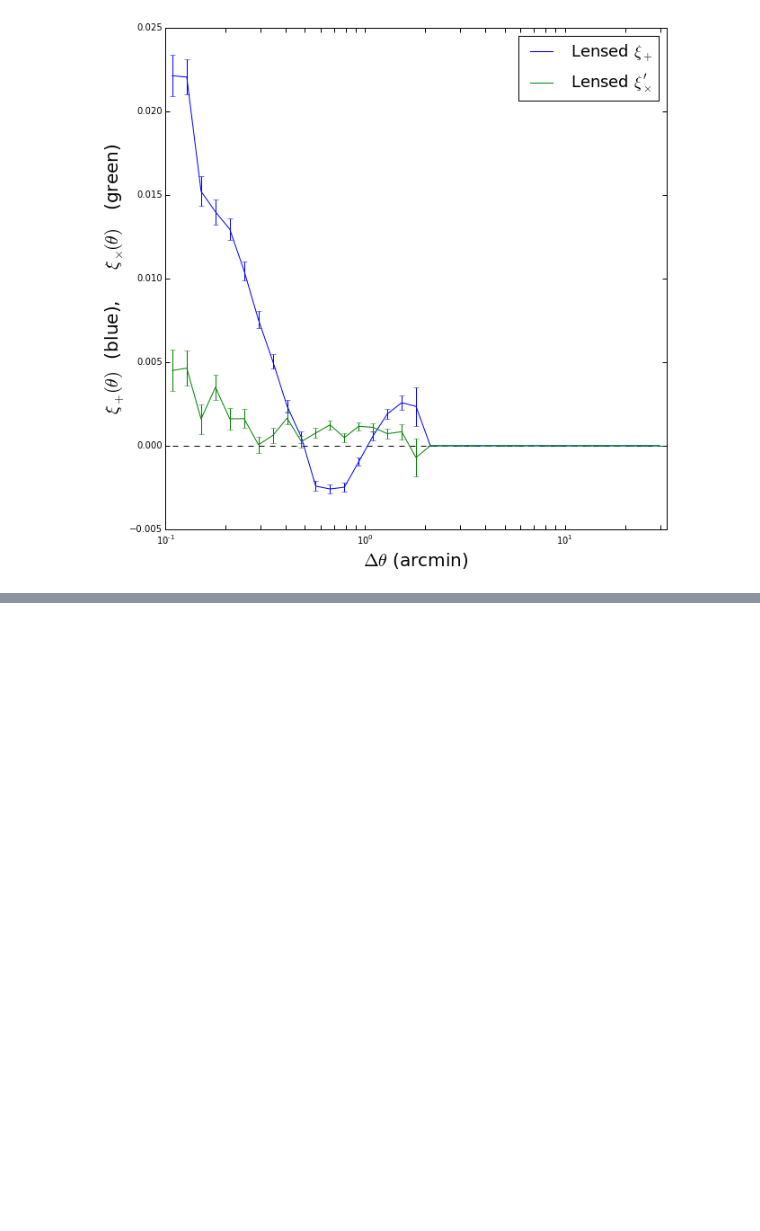
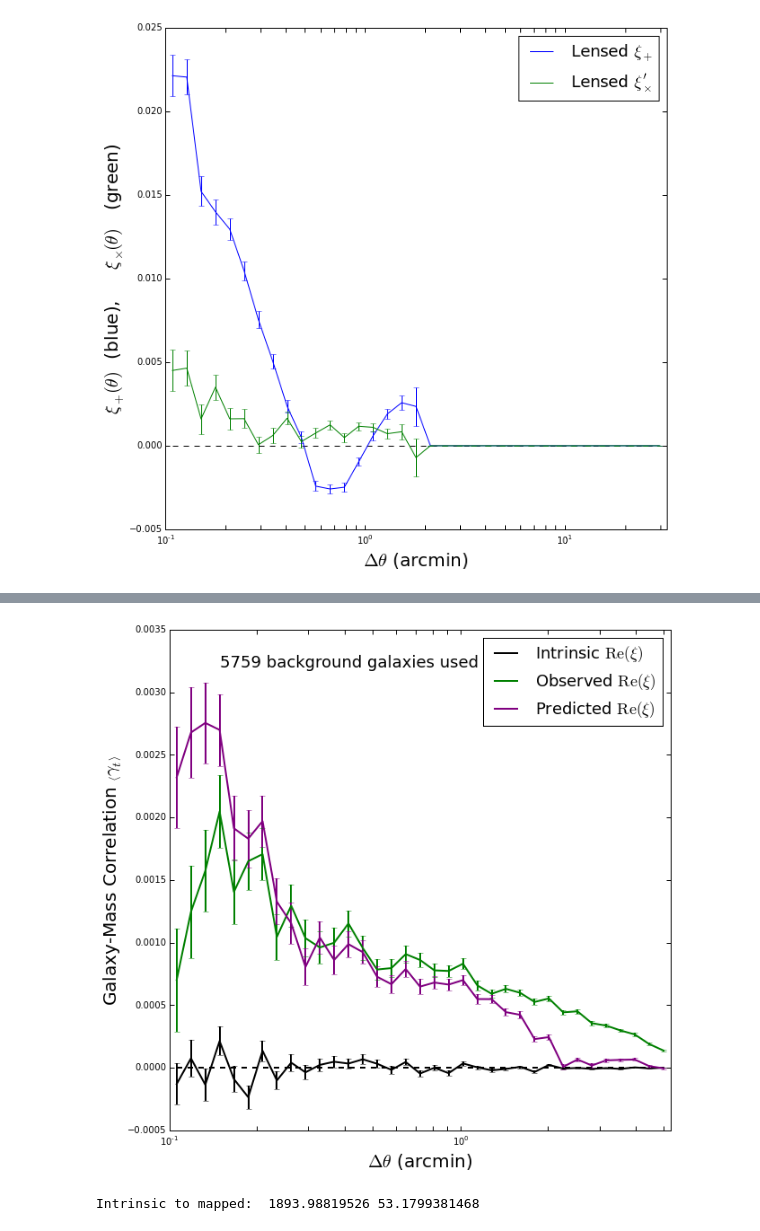
Before and after one commit to drphilmarshall/Pangloss, a Jupyter notebook: demos/CalculatingCorr.ipynb, the cells around one changed output, grey strips where cells are left out. Cells and saved outputs as stored; diff of their text form; code cells hidden in the pictures; blank space fills up the shorter version.

```diff
--- a/demos/CalculatingCorr.ipynb
+++ b/demos/CalculatingCorr.ipynb
@@ -159,0 +210,12 @@ pangloss.plotting.plot_corr(gg45)
+# %%
+pangloss.plotting.plot_corr(ng_none,corr_type='ng',corr_comp='real',lensed='none',galaxy_count=B.galaxy_count)
+pangloss.plotting.plot_corr(ng_map,corr_type='ng',corr_comp='real',lensed='map',color='green')
+pangloss.plotting.plot_corr(ng_halo,corr_type='ng',corr_comp='real',lensed='halo',color='purple')
+# %% [output]
+[figure, added]
+# %%
+# Compare observed to predicted
+chi2,n_sigma = B.compare_corr(ng_map,ng_halo,corr_type='ng',corr_comp='real')
+print 'Intrinsic to mapped: ',chi2,n_sigma
+# %% [output]
+Intrinsic to mapped:  1893.98819526 53.1799381468
```
Also changed, not shown: parts of 19 cells of this notebook.
